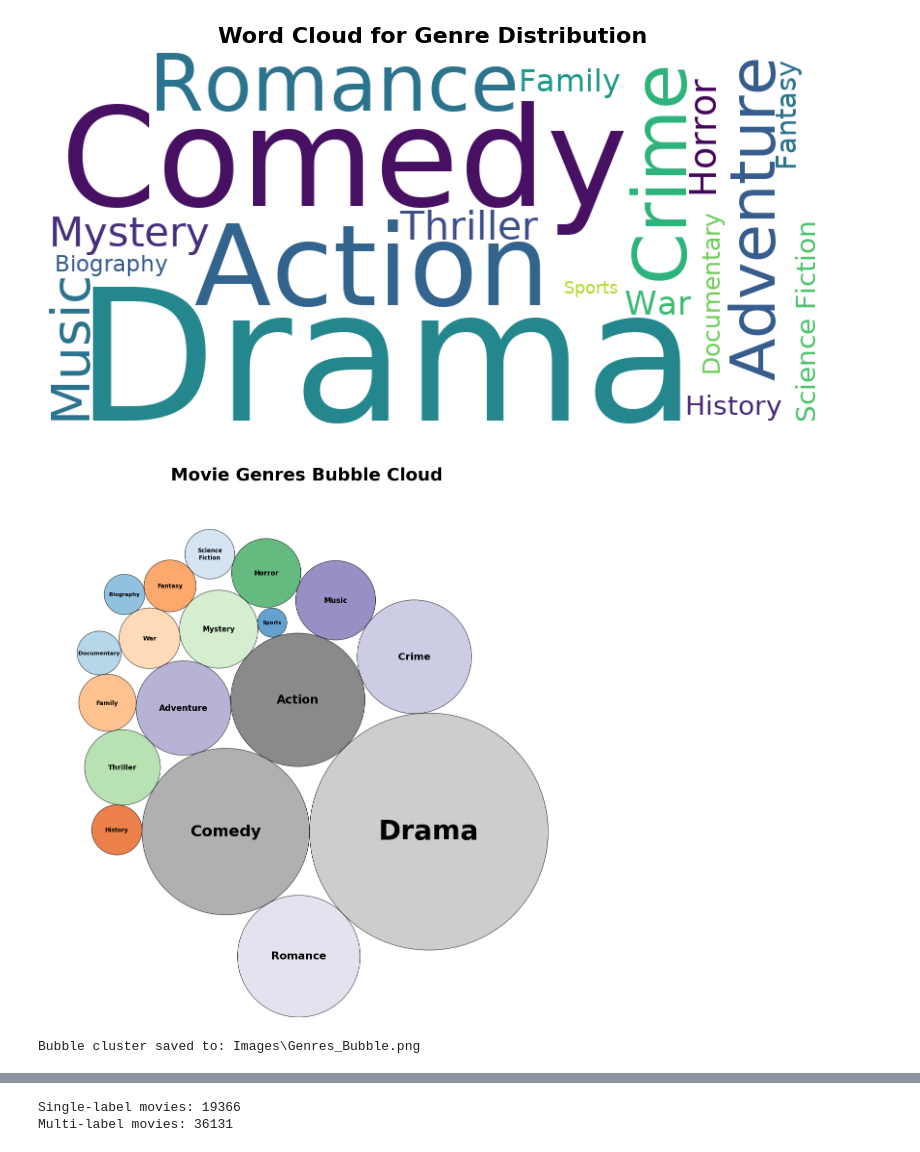
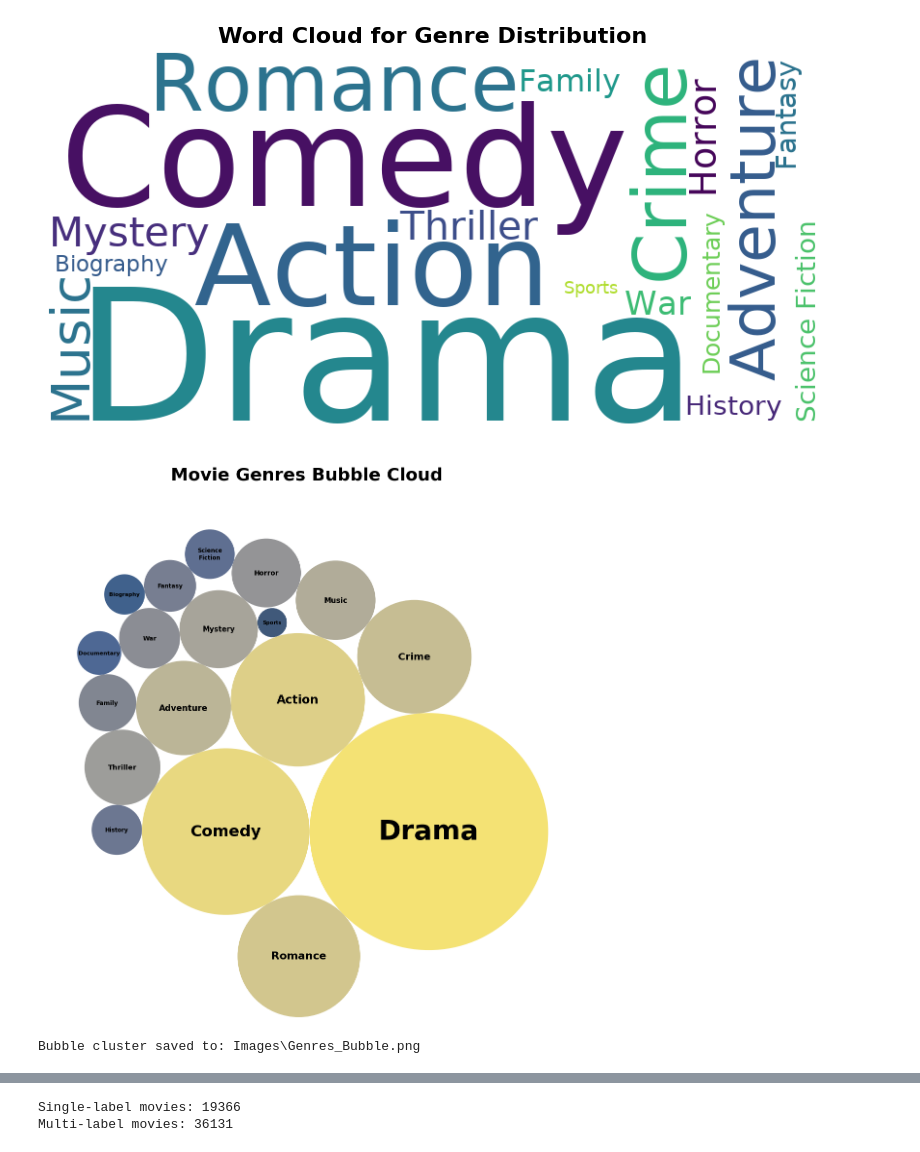
Before and after one commit to BlackNinjaKR/TAGRAI, a Jupyter notebook: Notebook/TAGRAI.ipynb, the cells around one changed output, grey strips where cells are left out. Drawn from its saved outputs; the diff is of its cells as text; code cells hidden in the pictures.

Commit message:
Visualization & Data Analysis

```diff
--- a/Notebook/TAGRAI.ipynb
+++ b/Notebook/TAGRAI.ipynb
@@ -855,7 +861,7 @@ def plot_genre_bubble_cloud(genre_counts, title="Genre Bubble Cloud", output_fil
     min_font = 7
     max_font = 40
 
-    cmap = plt.get_cmap('tab20c')  # A qualitative colormap with distinct colors
+    cmap = plt.get_cmap('cividis')
     norm = mcolors.Normalize(vmin=0, vmax=len(data))
 
     for i, circle in enumerate(circles):
@@ -865,46 +871,41 @@ def plot_genre_bubble_cloud(genre_counts, title="Genre Bubble Cloud", output_fil
         value = circle.ex['datum']
         x, y, r = circle.x, circle.y, circle.r
 
-        # Assign color by index in colormap
         color = cmap(norm(i))
 
-        # Draw circle with slight edge color
-        bubble = plt.Circle((x, y), r, color=color, alpha=0.75, ec='black', lw=0.8)
+        bubble = plt.Circle((x, y), r, color=color, alpha=0.75, ec='black', lw=00)
         ax.add_patch(bubble)
 
-        # Decide font size scaled by value
         font_size = min_font + (value / max_val) * (max_font - min_font)
 
         # r_c, g_c, b_c, _ = color
         # luminance = 0.299*r_c + 0.587*g_c + 0.114*b_c
         text_color = 'black' # if luminance > 0.5 else 'white'
 
-        # Annotate with genre label, wrapped if needed
-        # To avoid overlap and keep label inside bubble, wrap long labels
         wrapped_label = '\n'.join(label.split(' '))
 
         ax.annotate(
             wrapped_label,
             (x, y),
             ha='center',
             va='center',
             fontsize=font_size,
             weight='bold',
             color=text_color,
             family='DejaVu Sans',
             clip_on=True
         )
 
     # Save and show plot
     output_path = Path(output_file)
     plt.savefig(output_path, dpi=300, bbox_inches='tight', facecolor='white')
     plt.show()
     print(f"Bubble cluster saved to: {output_path}")
 
 df = pd.read_csv(GENRE_FREQ_PATH)
 genre_counts = dict(zip(df['Genre'], df['Frequency']))
 
 plot_genre_bubble_cloud(genre_counts, title="Movie Genres Bubble Cloud", output_file="Images/Genres_Bubble.png")
 # %% [output]
-[figure, old version]
+[figure, new version]
 Bubble cluster saved to: Images\Genres_Bubble.png
```
Also changed, not shown: parts of 3 cells of this notebook, 2 other files.
